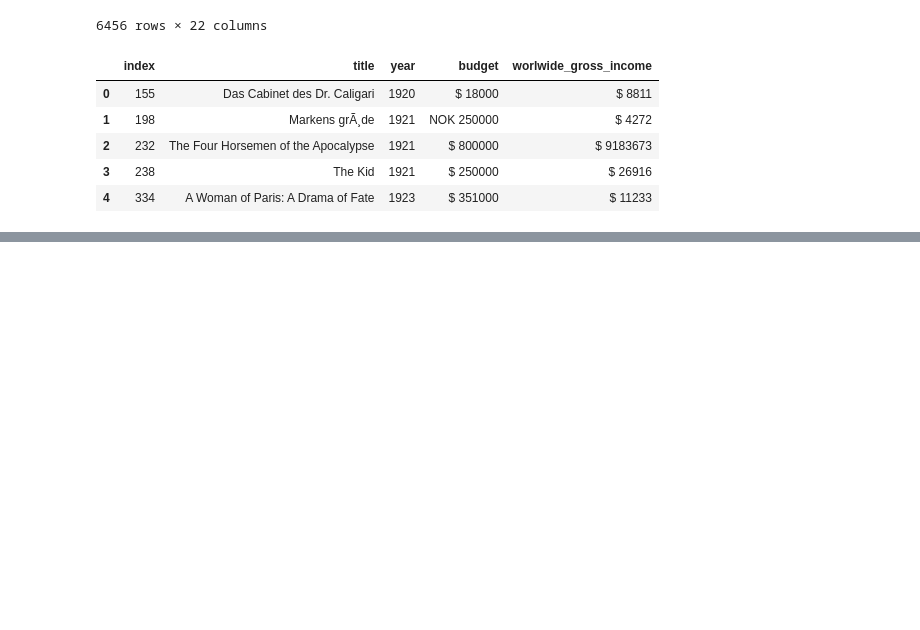
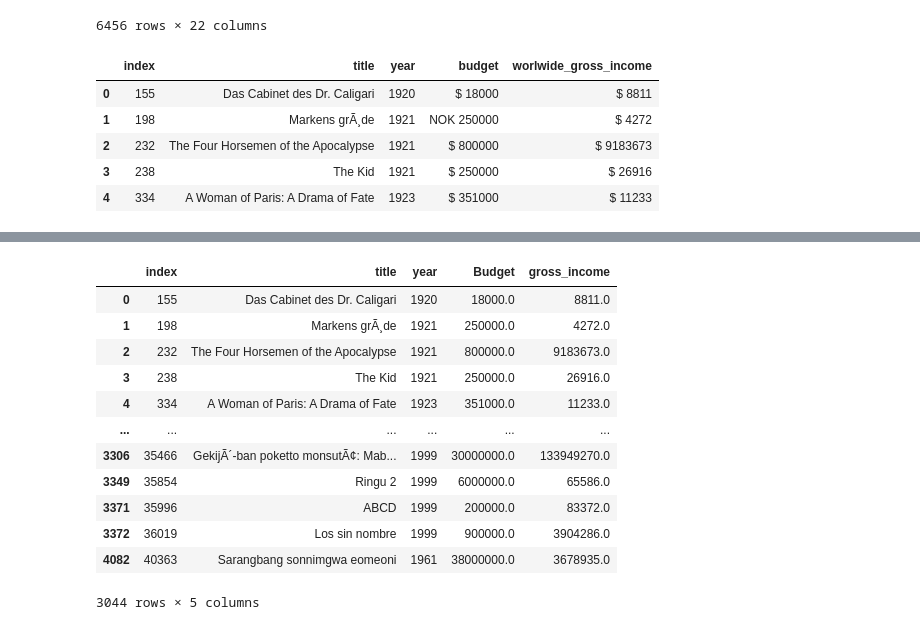
Before and after one commit to Wes90/FilmFiends, a Jupyter notebook: Resources/movies.ipynb, the cells around one changed output, grey strips where cells are left out. Drawn from its saved outputs; the diff is of its cells as text; code cells hidden in the pictures; blank space fills up the shorter version.

```diff
--- a/Resources/movies.ipynb
+++ b/Resources/movies.ipynb
@@ -162,0 +150,18 @@ movies_dates_clean_2
+# %%
+movies_df_clean4=movies_df_clean3[(movies_df_clean3['year']< 2000)]
+
+movies_df_clean4
+# %% [output]
+|  | index | title | year | Budget | gross_income |
+| 0 | 155 | Das Cabinet des Dr. Caligari | 1920 | 18000.0 | 8811.0 |
+| 1 | 198 | Markens grÃ¸de | 1921 | 250000.0 | 4272.0 |
+| 2 | 232 | The Four Horsemen of the Apocalypse | 1921 | 800000.0 | 9183673.0 |
+| 3 | 238 | The Kid | 1921 | 250000.0 | 26916.0 |
+| 4 | 334 | A Woman of Paris: A Drama of Fate | 1923 | 351000.0 | 11233.0 |
+| ... | ... | ... | ... | ... | ... |
+| 3306 | 35466 | GekijÃ´-ban poketto monsutÃ¢: Mab... | 1999 | 30000000.0 | 133949270.0 |
+| 3349 | 35854 | Ringu 2 | 1999 | 6000000.0 | 65586.0 |
+| 3371 | 35996 | ABCD | 1999 | 200000.0 | 83372.0 |
+| 3372 | 36019 | Los sin nombre | 1999 | 900000.0 | 3904286.0 |
+| 4082 | 40363 | Sarangbang sonnimgwa eomeoni | 1961 | 38000000.0 | 3678935.0 |
+3044 rows × 5 columns
```
Also changed, not shown: parts of 13 cells of this notebook, 5 other files.
